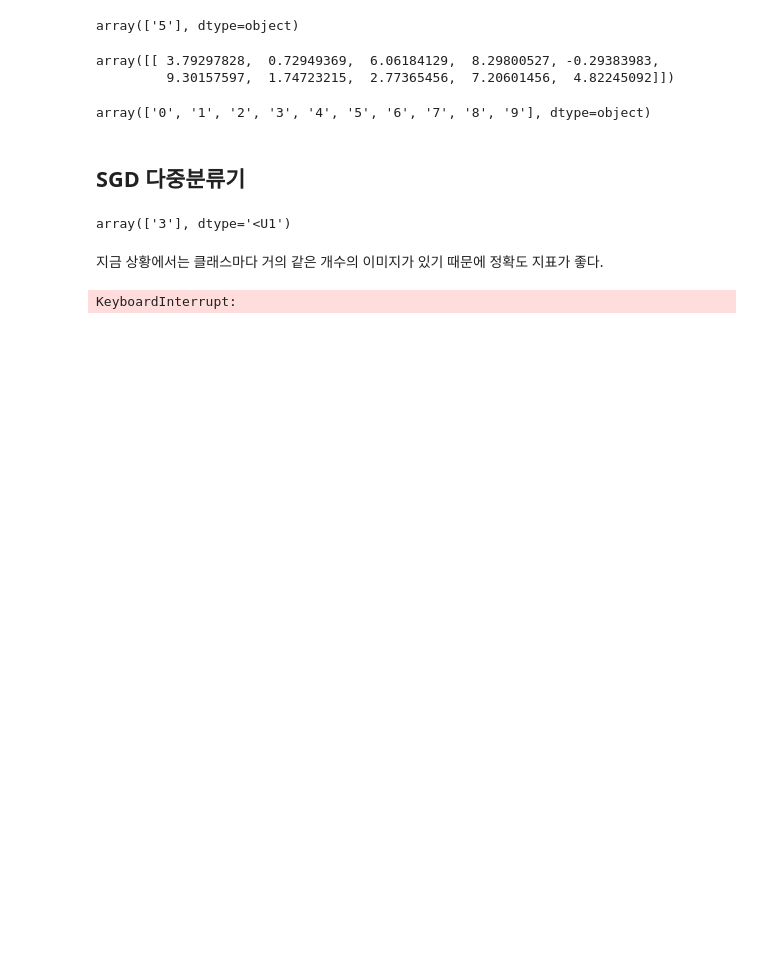
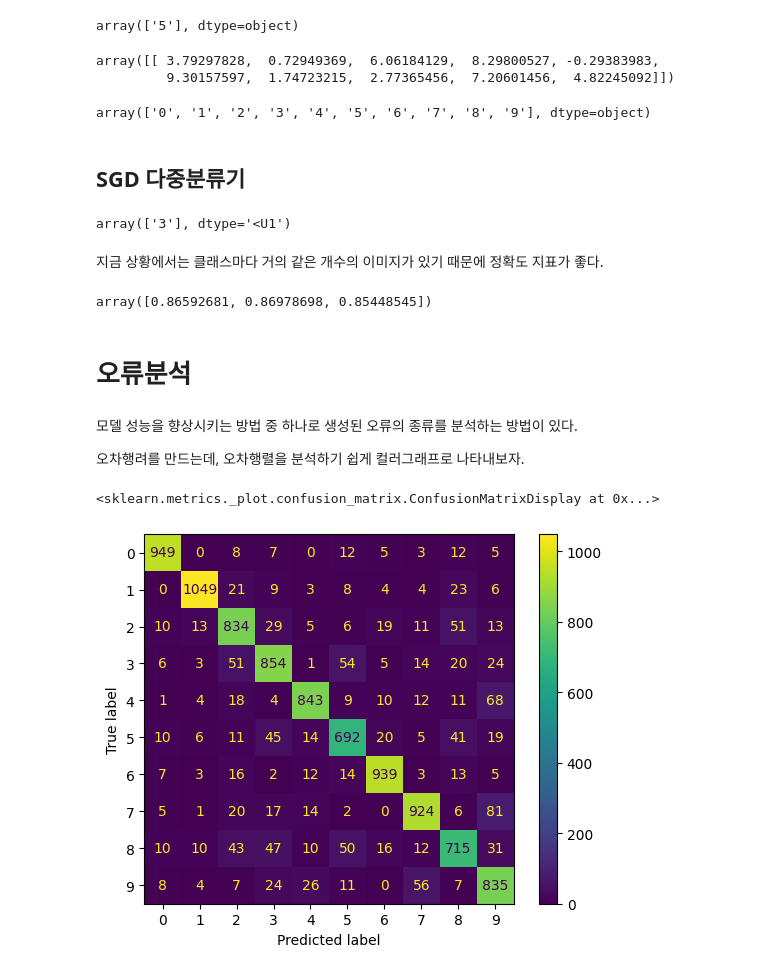
Before and after one commit to p0tat0-113/handson_ml_--, a Jupyter notebook: chapter3.ipynb, the cells around one changed output. Saved outputs shown, nothing was run; the diff lists cells and outputs as text; code cells hidden in the pictures; blank space fills up the shorter version.

Commit message:
챕터3: 컬러맵 오차행렬을 이용한 오류 분석

```diff
--- a/chapter3.ipynb
+++ b/chapter3.ipynb
@@ -430,7 +430,21 @@ array(['3'], dtype='<U1')
 # %% [markdown]
 지금 상황에서는 클래스마다 거의 같은 개수의 이미지가 있기 때문에 정확도 지표가 좋다.
 # %%
-#맥북프로에서 3분 넘게 돌아가도 결과가 안나옴. 일단 그냥 패스.
-cross_val_score(sgd_clf, X_train, y_train, cv=3, scoring="accuracy")
+#데이터 다 넣고 돌리니까 존나 오래걸림. 그냥 10000개만 넣고 진행함.
+cross_val_score(sgd_clf, X_train[:10000], y_train[:10000], cv=3, scoring="accuracy")
 # %% [output]
-KeyboardInterrupt:
+array([0.86592681, 0.86978698, 0.85448545])
+# %% [markdown]
+# 오류분석
+# %% [markdown]
+모델 성능을 향상시키는 방법 중 하나로 생성된 오류의 종류를 분석하는 방법이 있다.
+
+오차행려를 만드는데, 오차행렬을 분석하기 쉽게 컬러그래프로 나타내보자.
+# %%
+from sklearn.metrics import ConfusionMatrixDisplay
+
+y_train_pred = cross_val_predict(sgd_clf, X_train[:10000], y_train[:10000], cv=3)
+ConfusionMatrixDisplay.from_predictions(y_train[:10000], y_train_pred)
+# %% [output]
+<sklearn.metrics._plot.confusion_matrix.ConfusionMatrixDisplay at 0x...>
+[figure, added]
```
Also changed, not shown: parts of 3 cells of this notebook.
